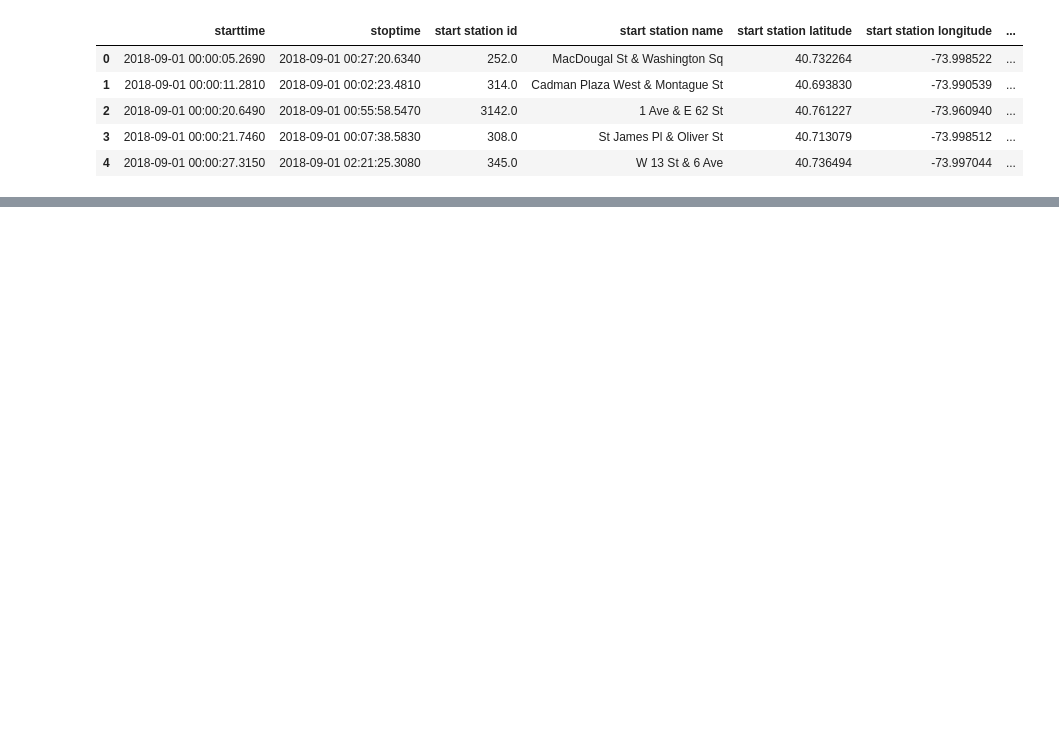
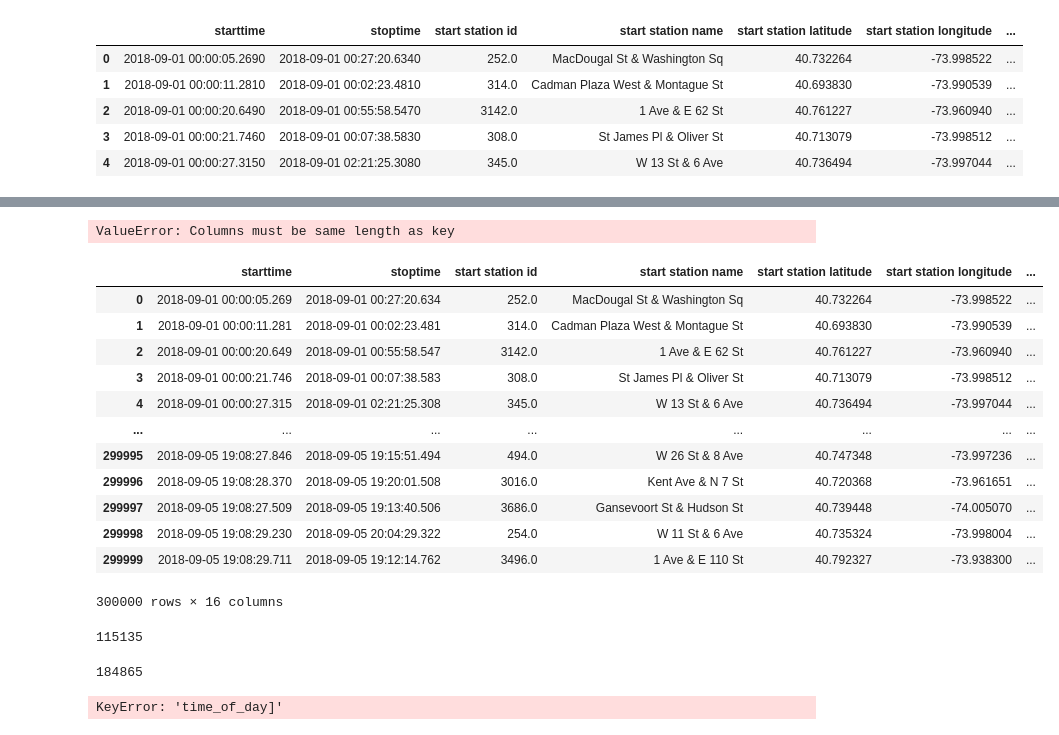
Before and after one commit to Whitepand/Pandas_stady, a Jupyter notebook: Pandas_v4_Train.ipynb, the cells around one changed output, grey strips where cells are left out. Cells and saved outputs as stored; diff of their text form; code cells hidden in the pictures; blank space fills up the shorter version.

Commit message:
train _last_test

```diff
--- a/Pandas_v4_Train.ipynb
+++ b/Pandas_v4_Train.ipynb
@@ -36,2 +106,7 @@ display(train_df_drop2.head())
-# %%
-train_df_drop2['trip duration'] = train_df_drop2['trip duration'] - train_df_drop2['trip duration']
+# %%
+train_df_drop2['starttime'] = pd.to_datetime(train_df_drop2['starttime'])
+train_df_drop2['stoptime'] = pd.to_datetime(train_df_drop2['stoptime'])
+
+train_df_drop2_maines = train_df_drop2['stoptime'] - train_df_drop2['starttime']
+train_df_drop2["trip duration"] = train_df_drop2_maines
+display(train_df_drop2.iloc[3])
@@ -37,0 +151,38 @@ train_df_drop2['trip duration'] = train_df_drop2['trip duration'] - train_df_dro
+# %%
+train_df_drop2['weekend'] = train_df_drop2['starttime'].dt.dayofweek
+train_df_drop2['weekend'] = train_df_drop2[train_df_drop2['weekend'] >= 5]
+#display(train_df_drop2[train_df_drop2['weekend'] >= 5].shape[0])
+
+display(train_df_drop2.head())
+# %% [output]
+ValueError: Columns must be same length as key
+# %%
+def get_weekday(weekday):
+    if weekday >= 5:
+        return 1
+    else:
+        return 0
+train_df_drop2['weekend'] =  train_df_drop2['weekend'].apply(get_weekday)
+display(train_df_drop2)
+# %% [output]
+|  | starttime | stoptime | start station id | start station name | start station latitude | start station longitude | ... |
+| 0 | 2018-09-01 00:00:05.269 | 2018-09-01 00:27:20.634 | 252.0 | MacDougal St & Washington Sq | 40.732264 | -73.998522 | ... |
+| 1 | 2018-09-01 00:00:11.281 | 2018-09-01 00:02:23.481 | 314.0 | Cadman Plaza West & Montague St | 40.693830 | -73.990539 | ... |
+| 2 | 2018-09-01 00:00:20.649 | 2018-09-01 00:55:58.547 | 3142.0 | 1 Ave & E 62 St | 40.761227 | -73.960940 | ... |
+| 3 | 2018-09-01 00:00:21.746 | 2018-09-01 00:07:38.583 | 308.0 | St James Pl & Oliver St | 40.713079 | -73.998512 | ... |
+| 4 | 2018-09-01 00:00:27.315 | 2018-09-01 02:21:25.308 | 345.0 | W 13 St & 6 Ave | 40.736494 | -73.997044 | ... |
+| ... | ... | ... | ... | ... | ... | ... | ... |
+| 299995 | 2018-09-05 19:08:27.846 | 2018-09-05 19:15:51.494 | 494.0 | W 26 St & 8 Ave | 40.747348 | -73.997236 | ... |
+| 299996 | 2018-09-05 19:08:28.370 | 2018-09-05 19:20:01.508 | 3016.0 | Kent Ave & N 7 St | 40.720368 | -73.961651 | ... |
+| 299997 | 2018-09-05 19:08:27.509 | 2018-09-05 19:13:40.506 | 3686.0 | Gansevoort St & Hudson St | 40.739448 | -74.005070 | ... |
+| 299998 | 2018-09-05 19:08:29.230 | 2018-09-05 20:04:29.322 | 254.0 | W 11 St & 6 Ave | 40.735324 | -73.998004 | ... |
+| 299999 | 2018-09-05 19:08:29.711 | 2018-09-05 19:12:14.762 | 3496.0 | 1 Ave & E 110 St | 40.792327 | -73.938300 | ... |
+300000 rows × 16 columns
+# %%
+train_df_mask_1 = train_df_drop2[(train_df_drop2['weekend'] == 1)]
+train_df_mask_0 = train_df_drop2[(train_df_drop2['weekend'] == 0)]
+display(train_df_mask_1.shape[0])
+display(train_df_mask_0.shape[0])
+# %% [output]
+115135
+184865
@@ -37,0 +201,10 @@ train_df_drop2['trip duration'] = train_df_drop2['trip duration'] - train_df_dro
+# %%
+train_df_drop2_mask_day = train_df_drop2[(train_df_drop2['time_of_day]'] == 'day')]
+train_df_drop2_mask_night = train_df_drop2[(train_df_drop2['time_of_day]'] == 'night')]
+display(train_df_drop2_mask_night)
+
+
+#train = train_df_drop2_mask_day.shape[0] / train_df_drop2_mask_night.shape[0]
+#print(train)
+# %% [output]
+KeyError: 'time_of_day]'
```
Also changed, not shown: parts of 9 cells of this notebook.
